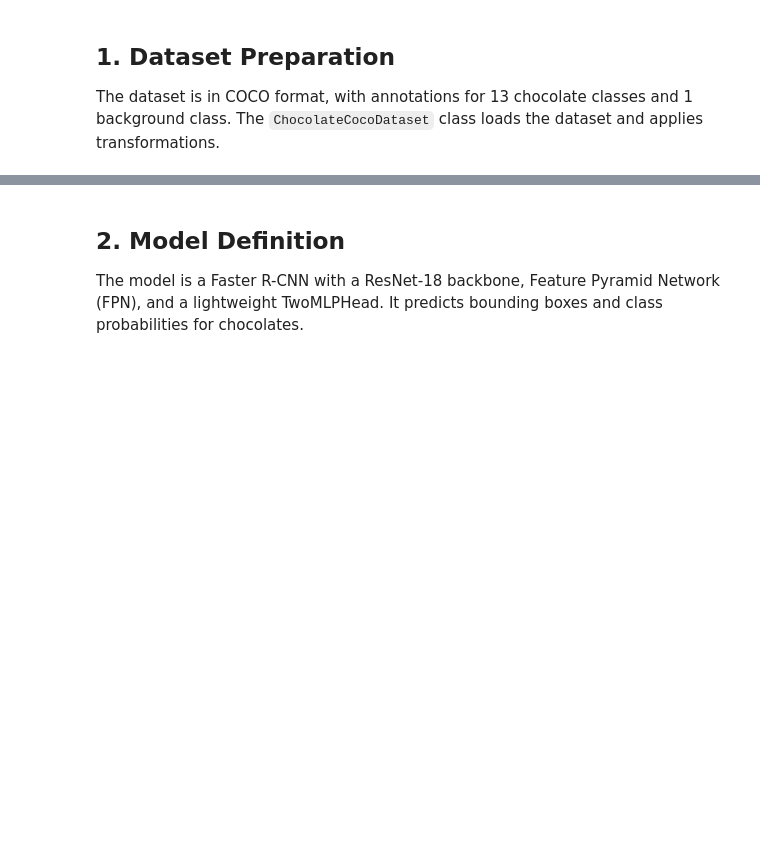
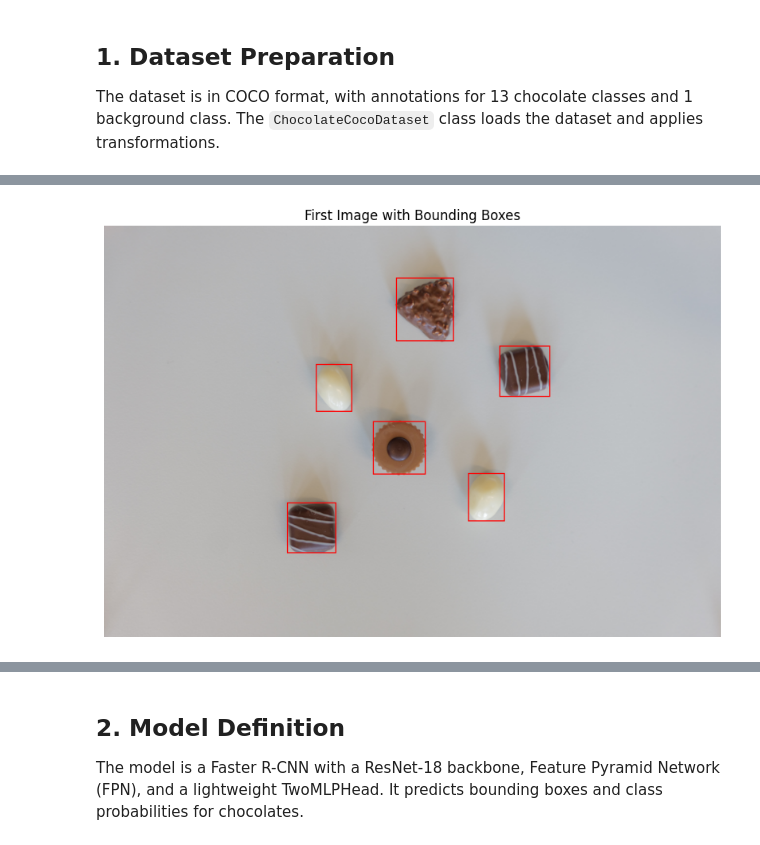
Before and after one commit to Elidx8/group_28_repo, a Jupyter notebook: project_final_nodataset/report.ipynb, the cells around one changed output, grey strips where cells are left out. Drawn from its saved outputs; the diff is of its cells as text; code cells hidden in the pictures; blank space fills up the shorter version.

Commit message:
Added first large part of the report.ipynb

```diff
--- a/project_final_nodataset/report.ipynb
+++ b/project_final_nodataset/report.ipynb
@@ -28,15 +74,99 @@ This report focuses on the challenge of detecting and counting chocolates in ima
 ## 1. Dataset Preparation
 The dataset is in COCO format, with annotations for 13 chocolate classes and 1 background class. The `ChocolateCocoDataset` class loads the dataset and applies transformations.
 # %%
-# Load the Dataset
-from src.dataset import ChocolateCocoDataset
-from src.transforms import get_transform
+import torch
+from pycocotools.coco import COCO
+from PIL import Image, ImageDraw
+from src.utils import get_transform
+import os
+import matplotlib.pyplot as plt
+
+class ChocolateCocoDataset(torch.utils.data.Dataset):
+    def __init__(self, img_folder, coco_json, transforms=None):
+        self.img_folder = img_folder
+        self.coco = COCO(coco_json)
+        self.ids = list(sorted(self.coco.imgs.keys()))
+        self.transforms = transforms
+
+        # Mapping COCO category ids to classes 0 to C-1
+        cats = self.coco.loadCats(self.coco.getCatIds())
+        cats = sorted(cats, key=lambda x: x['id'])
+        self.cat2label = {c['id']: i for i, c in enumerate(cats)}
+        self.labels = [c['name'] for c in cats]
+
+    def __getitem__(self, idx):
+        img_id = self.ids[idx]
+        ann_ids = self.coco.getAnnIds(imgIds=img_id)
+        anns = self.coco.loadAnns(ann_ids)
+
+        raw_name = self.coco.loadImgs(img_id)[0]['file_name']
+
+        fp = os.path.join(self.img_folder, raw_name)
+        if not os.path.exists(fp):
+            base, ext = os.path.splitext(raw_name)
+            alt = base + ext.upper()
+            alt_fp = os.path.join(self.img_folder, alt)
+            if os.path.exists(alt_fp):
+                fp = alt_fp
+            else:
+                raise FileNotFoundError(f"Could not find image {raw_name} (or {alt}) in {self.img_folder}")
+        img = Image.open(fp).convert("RGB")
+
+        boxes = []
+        labels = []
+        for ann in anns:
+            x, y, w, h = ann['bbox']
+            boxes.append([x, y, x + w, y + h])  # Convert to top-left and bottom-right format
+            # Shifting everything into 1 to C so that 0 stays reserved for background
+            labels.append(self.cat2label[ann['category_id']] + 1)
+
+        boxes = torch.as_tensor(boxes, dtype=torch.float32)
+        labels = torch.as_tensor(labels, dtype=torch.int64)
+
+        target = {
+            "boxes": boxes,
+            "labels": labels,
+            "image_id": torch.tensor([img_id])
+        }
+
+        if self.transforms:
+            img, target = self.transforms(img, target)
+
+        return img, target
+
+    def __len__(self):
+        return len(self.ids)
+
+# Explain what is happening and print some info
+print("ChocolateCocoDataset defined. This class loads images and annotations from a COCO-format dataset, applies optional transforms, and returns images with their bounding boxes and labels.")
+
 
 dataset = ChocolateCocoDataset(
     img_folder="dataset_project_iapr2025/images",
     coco_json="dataset_project_iapr2025/train_coco_dataset.json",
-    transforms=get_transform(train=True)
+    transforms=get_transform(train=False)
 )
 
 print(f"Number of images: {len(dataset)}")
 print(f"Classes: {dataset.labels}")
+print("Example item (image tensor shape, target keys):")
+img, target = dataset[0]
+print(img.size if hasattr(img, 'size') else img.shape, target.keys())
+
+# Plot the first image with bounding boxes
+# Convert the image tensor to PIL Image for visualization
+img = img.permute(1, 2, 0).numpy()  # Convert from CxHxW to HxWxC
+img = (img * 255).astype('uint8')  # Scale to [0, 255]
+img = Image.fromarray(img)
+# Draw bounding boxes
+draw = ImageDraw.Draw(img)
+for box in target['boxes']:
+    x_min, y_min, x_max, y_max = box.tolist()
+    draw.rectangle([x_min, y_min, x_max, y_max], outline="red", width=2)  # Adjust rectangle drawing
+
+plt.figure(figsize=(10, 10))
+plt.imshow(img)
+plt.axis("off")
+plt.title("First Image with Bounding Boxes")
+plt.show()
+# %% [output]
@@ -42,0 +182 @@ print(f"Classes: {dataset.labels}")
+[figure, added]
```
Also changed, not shown: parts of 11 cells of this notebook.
